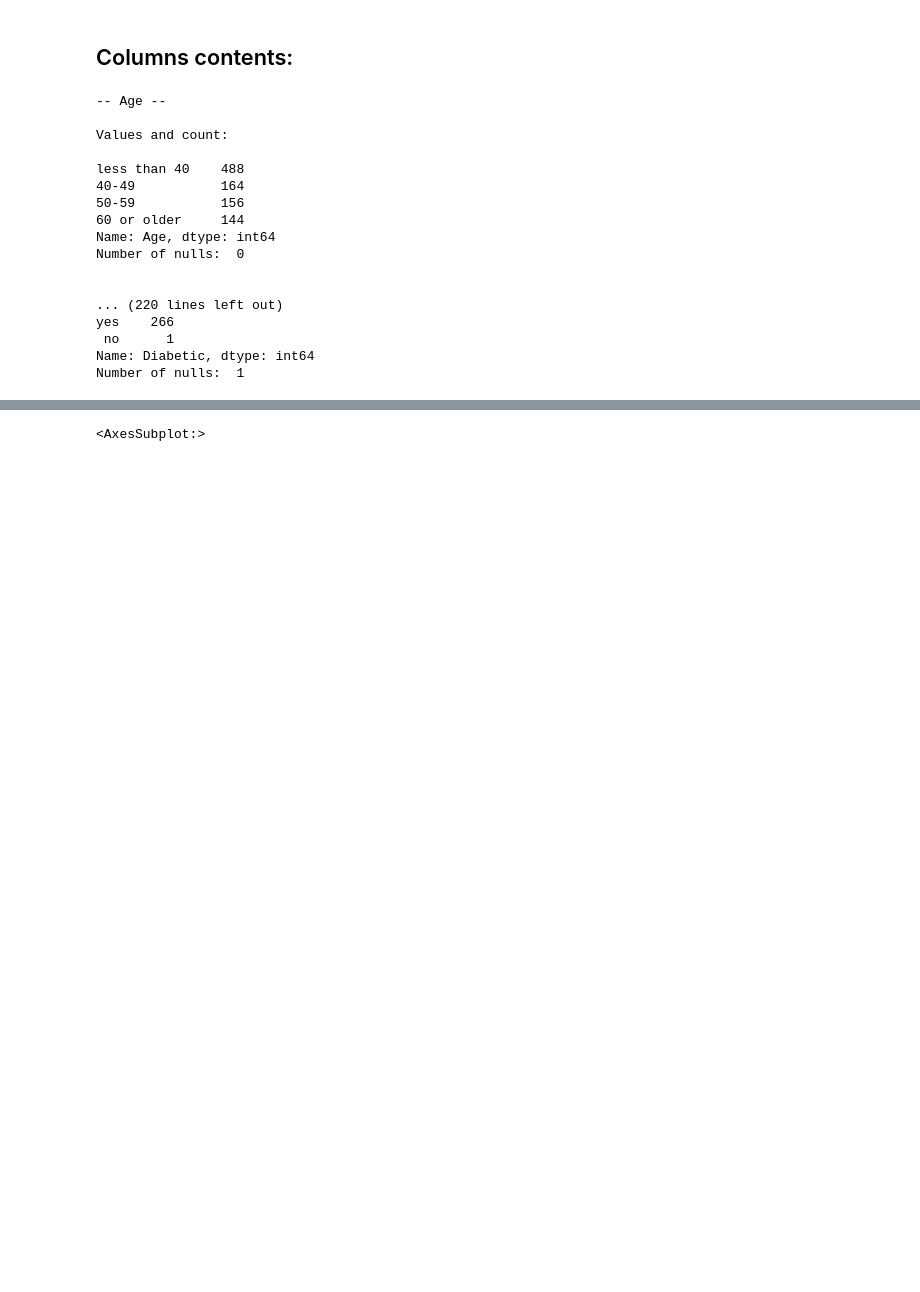
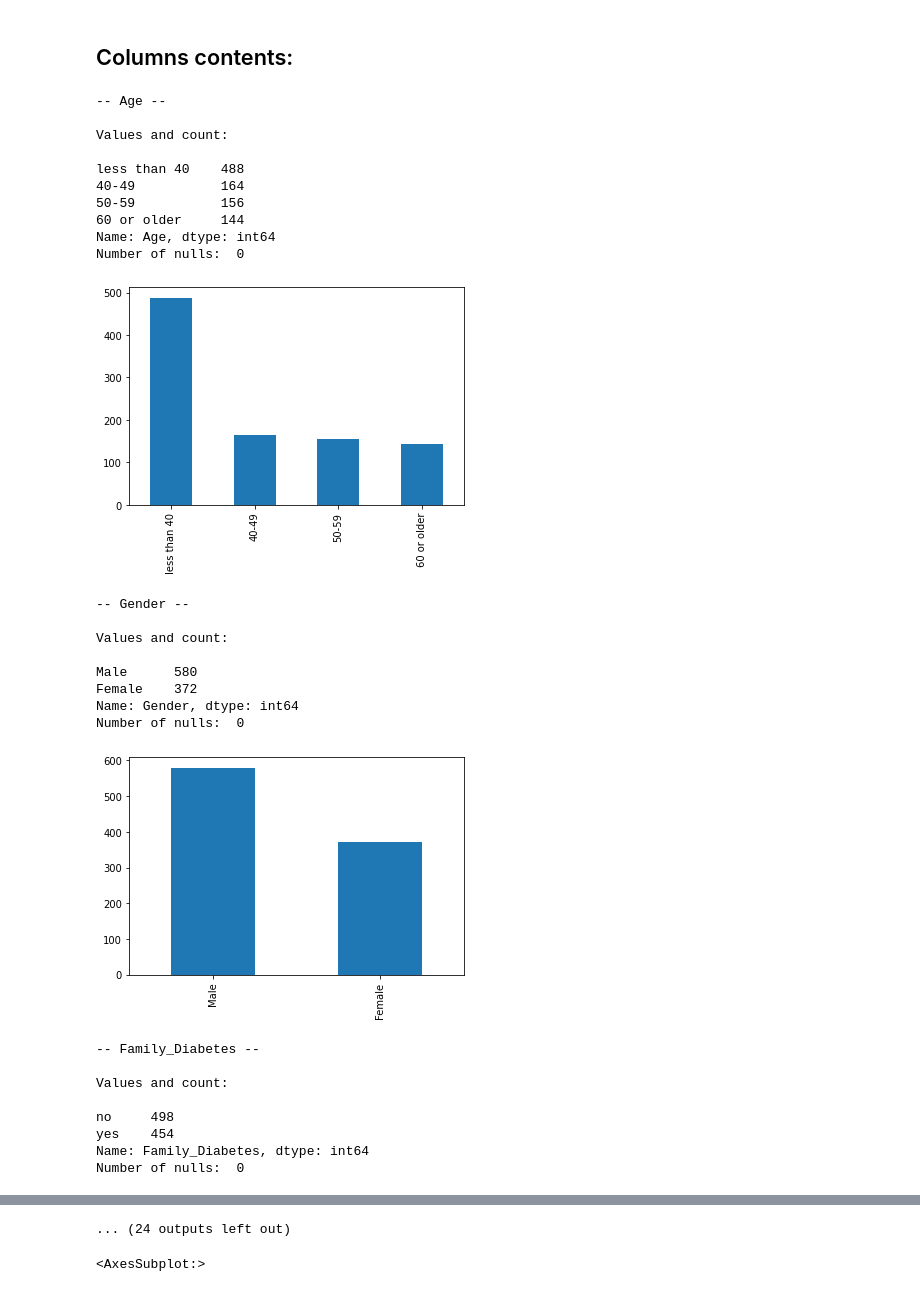
Before and after one commit to pfaron/psi-projekt, a Jupyter notebook: Diabetes Dataset 2019 project.ipynb, the cells around one changed output, grey strips where cells are left out. Drawn from its saved outputs; the diff is of its cells as text; code cells hidden in the pictures; blank space fills up the shorter version.

```diff
--- a/Diabetes Dataset 2019 project.ipynb
+++ b/Diabetes Dataset 2019 project.ipynb
@@ -60,24 +60,37 @@ data.rename(columns = {'Pregancies':'Pregnancies'}, inplace = True)
 # %%
 for column_name in data.columns:
     print('-- {} -- \n'.format(column_name))
     print('Values and count: \n')
     print(data[column_name].value_counts())
     print('Number of nulls: ', data[column_name].isnull().sum(), '\n\n')
+    data[column_name].value_counts().plot(kind='bar')
+    plt.show()
 # %% [output]
 -- Age --
 
 Values and count:
 
 less than 40    488
 40-49           164
 50-59           156
 60 or older     144
 Name: Age, dtype: int64
 Number of nulls:  0
-
-
-... (220 lines left out)
-yes    266
- no      1
-Name: Diabetic, dtype: int64
-Number of nulls:  1
+[figure, added]
+-- Gender --
+
+Values and count:
+
+Male      580
+Female    372
+Name: Gender, dtype: int64
+Number of nulls:  0
+[figure, added]
+-- Family_Diabetes --
+
+Values and count:
+
+no     498
+yes    454
+Name: Family_Diabetes, dtype: int64
+Number of nulls:  0
@@ -84,3 +136,4 @@ Number of nulls:  1
+... (24 outputs left out)
 # %%
 import seaborn as sns
 
```
Also changed, not shown: parts of 8 cells of this notebook.
